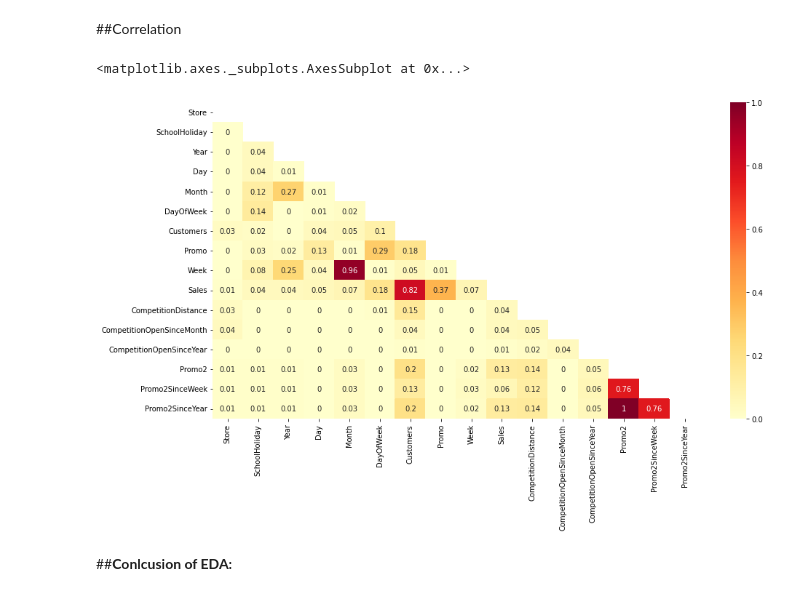
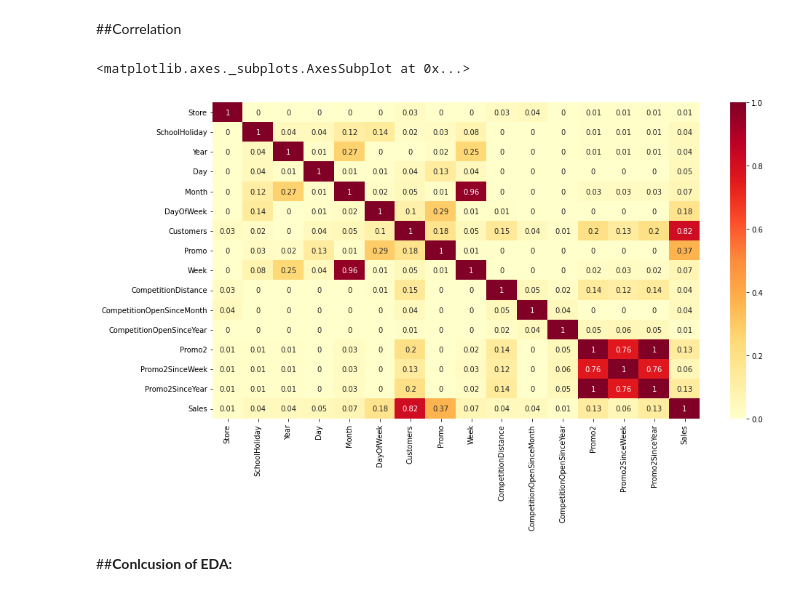
Before and after one commit to pranavdevi28/Rossmann_Sales_Prediction, a Jupyter notebook: Rossmann_Sales_Prediction_Capstone_Project.ipynb, the cells around one changed output. Drawn from its saved outputs; the diff is of its cells as text; code cells hidden in the pictures.

```diff
--- a/Rossmann_Sales_Prediction_Capstone_Project.ipynb
+++ b/Rossmann_Sales_Prediction_Capstone_Project.ipynb
@@ -433,6 +433,19 @@ final_df = pd.merge(rm_df, store_df, how='left', on='Store')
 final_df.shape
 # %% [output]
 (844338, 21)
+# %%
+#rearrangeing the columns for dataframe
+column_list = list(final_df.columns)
+
+#list of new index
+index_list =[i for i in range(len(final_df.columns)) if i!=11]
+
+#addding sales column at last
+index_list.append(list(final_df.columns).index('Sales'))
+#list of new column
+new_list = [column_list[i] for i in index_list]
+
+final_df = final_df.reindex(columns = new_list)
 # %%
 final_df.head()
 # %% [output]
@@ -782,12 +796,12 @@ plt.show()
 # %%
 corr = final_df.corr()
 
 #creating heatmap
 plt.figure(figsize=(15,8))
-sns.heatmap(round(abs(corr),2), annot=True, cmap='YlOrRd', mask=np.triu(corr))
+sns.heatmap(round(abs(corr),2), annot=True, cmap='YlOrRd')
 # %% [output]
 <matplotlib.axes._subplots.AxesSubplot at 0x...>
-[figure, old version]
+[figure, new version]
 # %% [markdown]
 ##**Conlcusion of EDA:**
 # %% [markdown]
```
Also changed, not shown: parts of 78 cells of this notebook.
